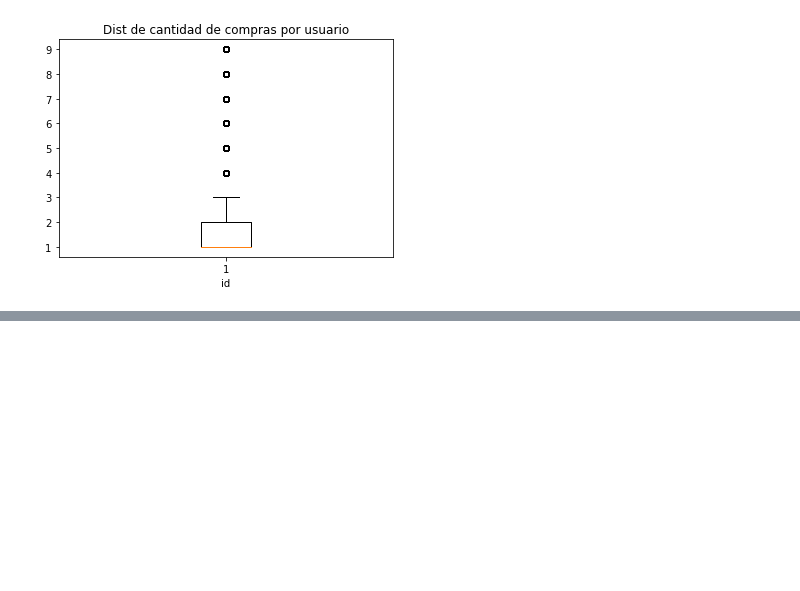
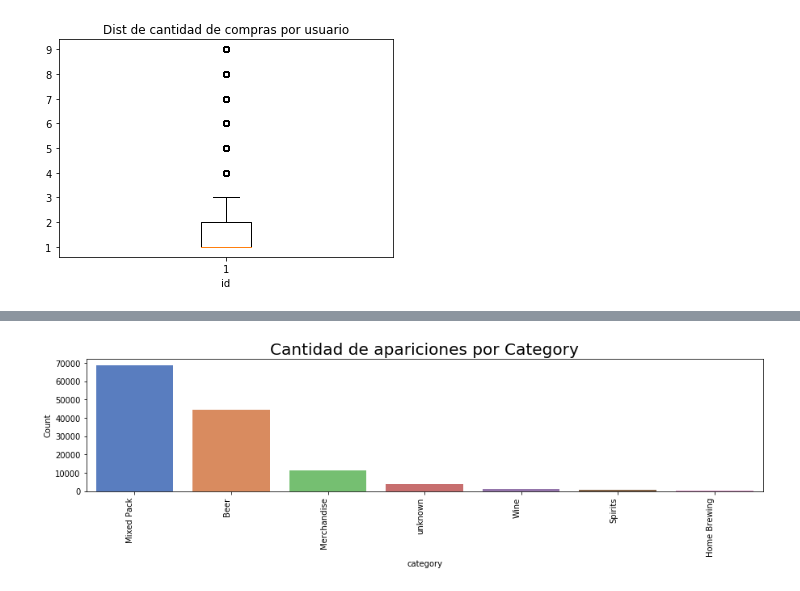
Before and after one commit to AgustinVelurtas/grupo13_clusterai, a Jupyter notebook: tp_grupo13.ipynb, the cells around one changed output, grey strips where cells are left out. Drawn from its saved outputs; the diff is of its cells as text; code cells hidden in the pictures; blank space fills up the shorter version.

```diff
--- a/tp_grupo13.ipynb
+++ b/tp_grupo13.ipynb
@@ -119,0 +226,10 @@ plt.show()
+# %%
+plt.figure(figsize=(15,3))
+g = sns.countplot(x="category",data=tp_f, palette = "muted")
+g.set_xticklabels(g.get_xticklabels(), rotation=90, ha="right")
+plt.title('Cantidad de apariciones por Category',size = 20)
+plt.xlabel("category")
+plt.ylabel("Count")
+plt.show()
+# %% [output]
+[figure, added]
```
Also changed, not shown: parts of 18 cells of this notebook.
